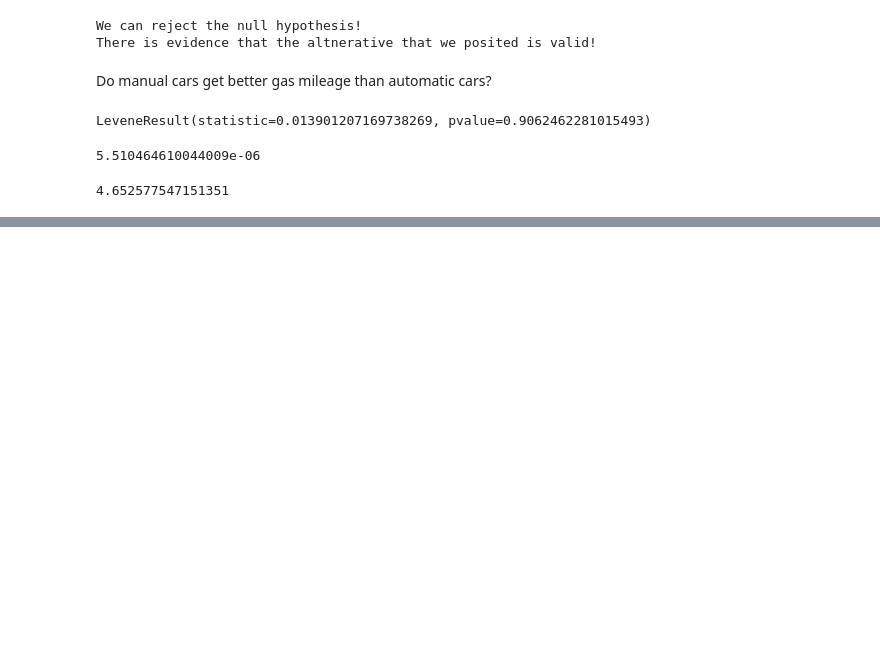
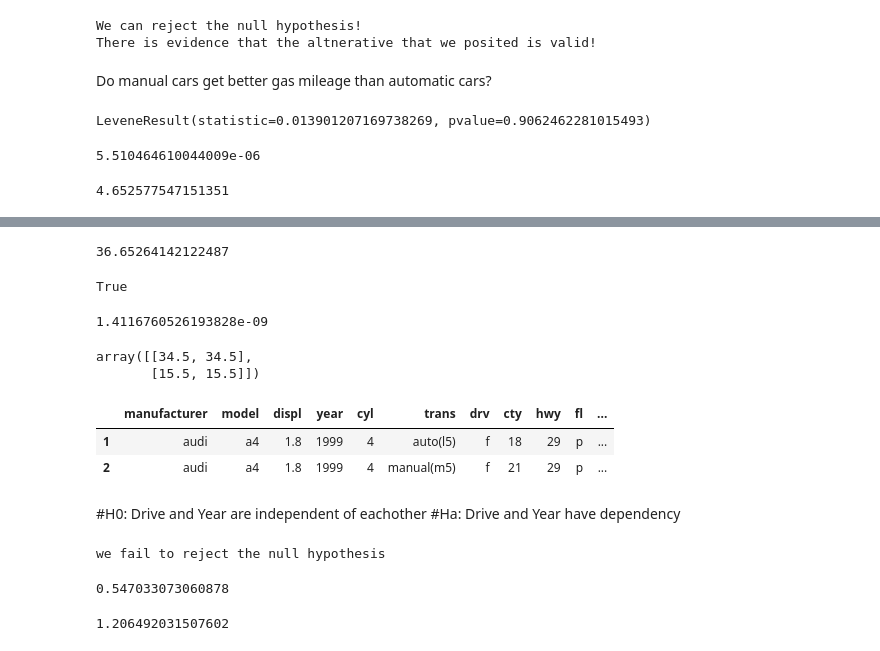
Before and after one commit to DHILL2123/statistics-exercises, a Jupyter notebook: hypothesis_testing.ipynb, the cells around one changed output, grey strips where cells are left out. Drawn from its saved outputs; the diff is of its cells as text; code cells hidden in the pictures; blank space fills up the shorter version.

```diff
--- a/hypothesis_testing.ipynb
+++ b/hypothesis_testing.ipynb
@@ -290,0 +621,25 @@ t_stat
+# %%
+chi2
+# %% [output]
+36.65264142122487
+# %%
+p < α
+# %% [output]
+True
+# %%
+p
+# %% [output]
+1.4116760526193828e-09
+# %%
+expected
+# %% [output]
+array([[34.5, 34.5],
+       [15.5, 15.5]])
+# %%
+mpg = data('mpg')
+# %%
+mpg.head(2)
+# %% [output]
+|  | manufacturer | model | displ | year | cyl | trans | drv | cty | hwy | fl | ... |
+| 1 | audi | a4 | 1.8 | 1999 | 4 | auto(l5) | f | 18 | 29 | p | ... |
+| 2 | audi | a4 | 1.8 | 1999 | 4 | manual(m5) | f | 21 | 29 | p | ... |
@@ -290,0 +648,19 @@ t_stat
+# %% [markdown]
+#H0: Drive and Year are independent of eachother
+#Ha: Drive and Year have dependency
+# %%
+chi2, p, _, expected = stats.chi2_contingency(observed)
+if p < α:
+    print('we can reject the null hypothesis')
+else:
+    print('we fail to reject the null hypothesis')
+# %% [output]
+we fail to reject the null hypothesis
+# %%
+p
+# %% [output]
+0.547033073060878
+# %%
+chi2
+# %% [output]
+1.206492031507602
```
Also changed, not shown: parts of 73 cells of this notebook, 1 other file.
